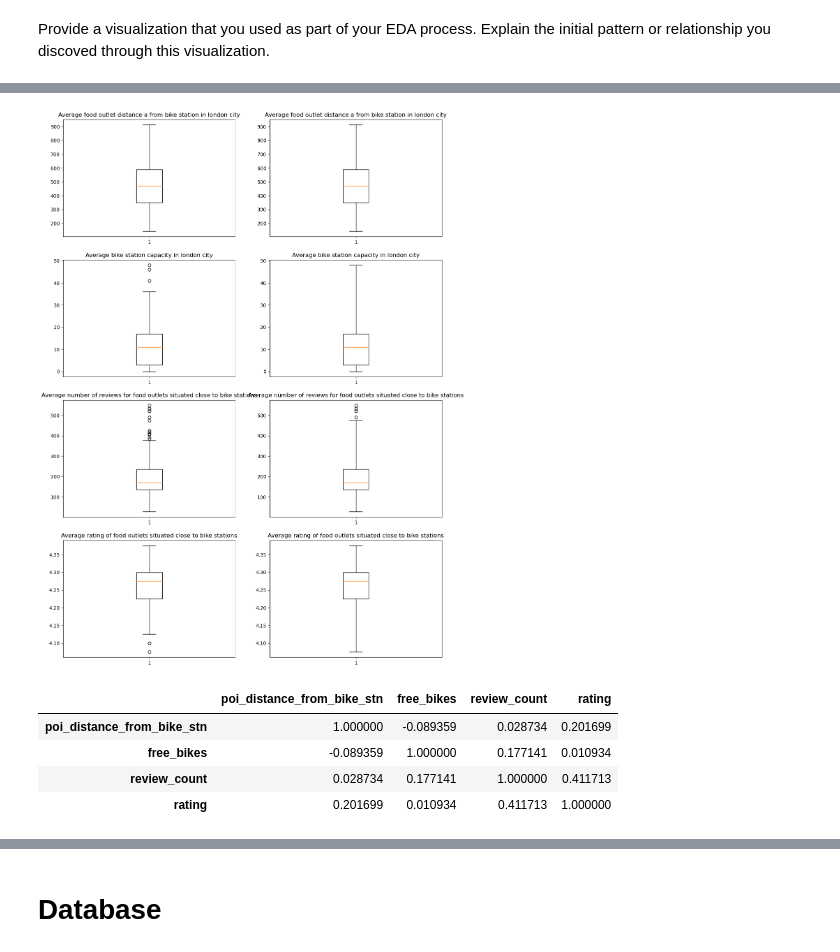
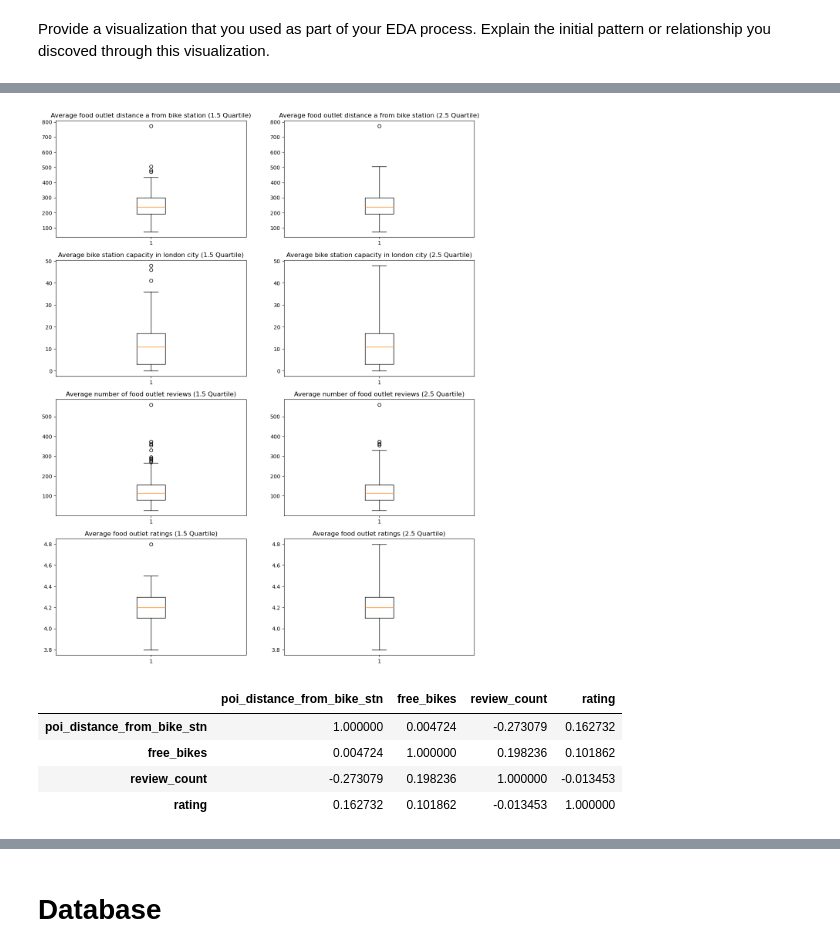
Before and after one commit to alifaisalraza/Statistical-Modelling-Project, a Jupyter notebook: notebooks/joining_data.ipynb, the cells around one changed output, grey strips where cells are left out. Saved outputs shown, nothing was run; the diff lists cells and outputs as text; code cells hidden in the pictures.

```diff
--- a/notebooks/joining_data.ipynb
+++ b/notebooks/joining_data.ipynb
@@ -20,7 +20,11 @@ df_yelp = pd.read_csv('yelp_POIs_for_100_BikeStns.csv')
 
 df_merge_fs_yelp = pd.concat([df_fsquare_food, df_yelp], ignore_index=True, sort=False)
 
-df_merge_fs_yelp = df_merge_fs_yelp.sort_values(by=['bike_station_id', 'poi_distance_from_bike_stn'])
+df_merge_fs_yelp = df_merge_fs_yelp.sort_values(by=['review_count', 'poi_distance_from_bike_stn'],
+                                                   ascending=[False, True]
+                                               )
+
+df_merge_fs_yelp.drop_duplicates(subset=['poi_id'], keep='first', inplace=True)
 
 df_merge_fs_yelp.info()
 # %% [output]
@@ -100,11 +103,13 @@ df_join[df_join['bike_station_id'] == 'f8dfc16e9f34e5c21bfc24efe8831549']
 
 df_agg = df_join.groupby(['bike_station_id']).aggregate(
     {'station_name': 'first',
-     'poi_distance_from_bike_stn': 'median',
+     'poi_distance_from_bike_stn': 'mean',
      'free_bikes': 'mean',
      'review_count': 'mean',
      'rating': 'mean'})
 
+df_agg = df_agg.round(1)
+
 #validation of sample record to ensure that the aggregated data reflects the transactional merged data.
 df_agg[df_agg['station_name'] == '000960 - Hop Exchange, The Borough']
 # %% [output]
@@ -114,4 +119,12 @@ df_agg[df_agg['station_name'] == '000960 - Hop Exchange, The Borough']
 # %%
+review_mean = round(df_agg['review_count'].mean())
+
+rating_mean = round(df_agg['rating'].mean())
+
+df_agg['review_count'].fillna(review_mean, inplace=True)
+
+df_agg['rating'].fillna(rating_mean, inplace=True)
+
 df_agg.to_csv("aggregated_poi_info_for_100_BikeStns.csv", index=False)
 
 df_agg.info()
@@ -179,44 +205,41 @@ plt.show()
 # %%
-fig, axes = plt.subplots(4, 2, figsize=(14, 20))
+fig, axes = plt.subplots(4, 2, figsize=(14, 18))
 
 axes[0][0].boxplot(df_agg['poi_distance_from_bike_stn'])
-axes[0][0].set_title('Average food outlet distance a from bike station in london city')
+axes[0][0].set_title('Average food outlet distance a from bike station (1.5 Quartile)')
 axes[0][1].boxplot(df_agg['poi_distance_from_bike_stn'], whis=2.5)
-axes[0][1].set_title('Average food outlet distance a from bike station in london city')
+axes[0][1].set_title('Average food outlet distance a from bike station (2.5 Quartile)')
 
 axes[1][0].boxplot(df_agg['free_bikes'])
-axes[1][0].set_title('Average bike station capacity in london city')
+axes[1][0].set_title('Average bike station capacity in london city (1.5 Quartile)')
 axes[1][1].boxplot(df_agg['free_bikes'], whis=2.5)
-axes[1][1].set_title('Average bike station capacity in london city')
+axes[1][1].set_title('Average bike station capacity in london city (2.5 Quartile)')
 
 axes[2][0].boxplot(df_agg['review_count'])
-axes[2][0].set_title('Average number of reviews for food outlets situated close to bike stations')
+axes[2][0].set_title('Average number of food outlet reviews (1.5 Quartile)')
 axes[2][1].boxplot(df_agg['review_count'], whis=2.5)
-axes[2][1].set_title('Average number of reviews for food outlets situated close to bike stations')
+axes[2][1].set_title('Average number of food outlet reviews (2.5 Quartile)')
 
 axes[3][0].boxplot(df_agg['rating'])
-axes[3][0].set_title('Average rating of food outlets situated close to bike stations')
+axes[3][0].set_title('Average food outlet ratings (1.5 Quartile)')
 axes[3][1].boxplot(df_agg['rating'], whis=2.5)
-axes[3][1].set_title('Average rating of food outlets situated close to bike stations')
+axes[3][1].set_title('Average food outlet ratings (2.5 Quartile)')
 
 plt.show()
 
-#The data doesn't seem to display unusual outliers. E.g. It is possible that some
-#bike stations have higher capacity owing to being situated close to train station, shopping or
-#tourist areas. Also, some bike stations may be situated in areas hosting popular food outlets which are more
-#frequented, leading to higher number of reviews for food outlets close to certain bike stations.
+#The data displays some possible cases of outliers for bike stations where the average distance to food
+#outlet is very high or average number of food outlet reviews is very high which may be on account of
+#promotional campaigns.
 # %% [output]
-[figure, old version]
+[figure, new version]
 # %%
 df_agg.corr()
 
-#there is weak correlation between average distance of bike stations from food outlets and
-#food outlets reviews and ratings. Similarly, there is weak correlation between bike station capacity and
-#food outlets reviews and ratings. There is however a moderate correlations between
-#number of food outlet reviews and overall food outlet ratings of food outlets.
+#there is some negative correlation between average distance of bike stations from food outlets and
+#number of food outlets reviews.
 # %% [output]
 |  | poi_distance_from_bike_stn | free_bikes | review_count | rating |
-| poi_distance_from_bike_stn | 1.000000 | -0.089359 | 0.028734 | 0.201699 |
-| free_bikes | -0.089359 | 1.000000 | 0.177141 | 0.010934 |
-| review_count | 0.028734 | 0.177141 | 1.000000 | 0.411713 |
-| rating | 0.201699 | 0.010934 | 0.411713 | 1.000000 |
+| poi_distance_from_bike_stn | 1.000000 | 0.004724 | -0.273079 | 0.162732 |
+| free_bikes | 0.004724 | 1.000000 | 0.198236 | 0.101862 |
+| review_count | -0.273079 | 0.198236 | 1.000000 | -0.013453 |
+| rating | 0.162732 | 0.101862 | -0.013453 | 1.000000 |
```
Also changed, not shown: parts of 10 cells of this notebook, 11 other files.
